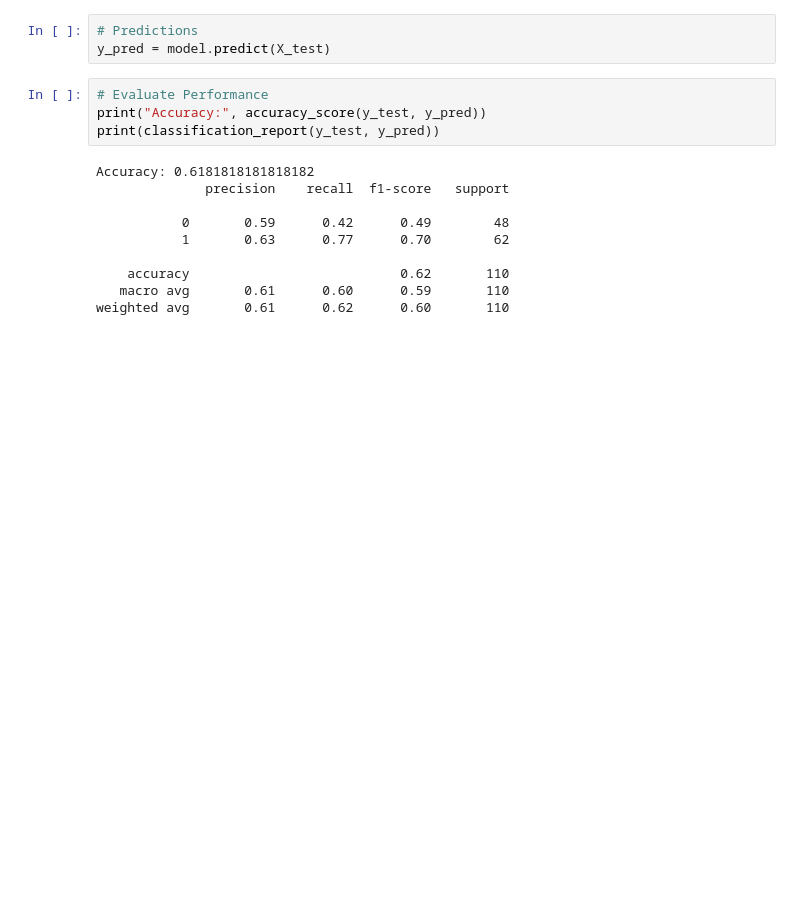
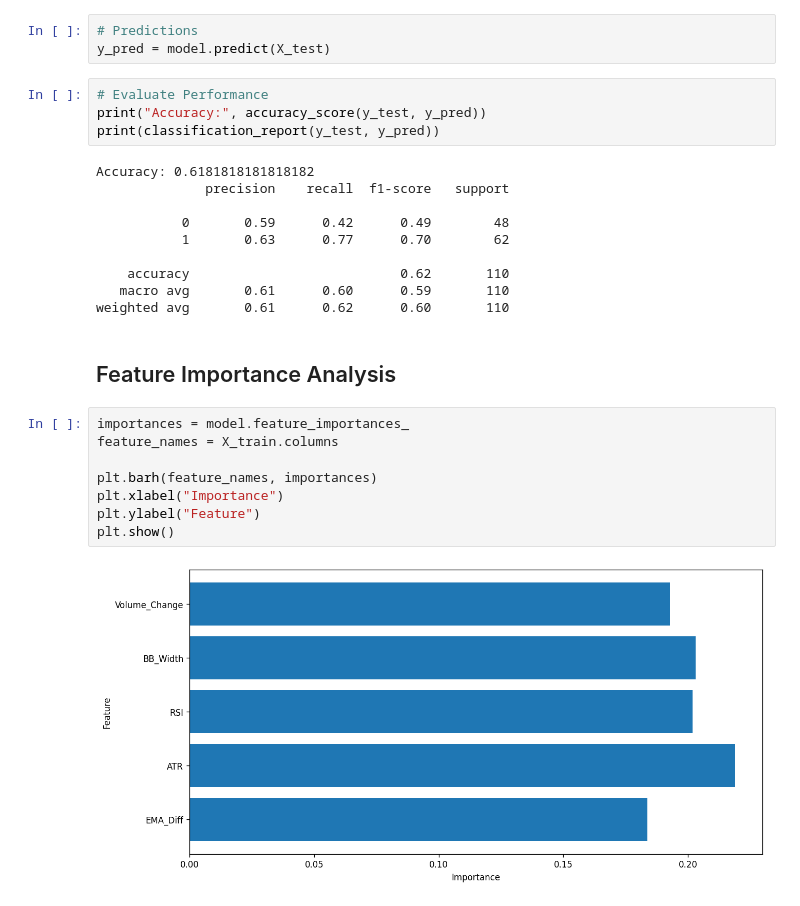
Before and after one commit to zuongthaotn/ai-chungkhoan, a Jupyter notebook: VN30F1M/Detect_EMA_Cross_Trap.ipynb, the cells around one changed output. Drawn from its saved outputs; the diff is of its cells as text; blank space fills up the shorter version.

```diff
--- a/VN30F1M/Detect_EMA_Cross_Trap.ipynb
+++ b/VN30F1M/Detect_EMA_Cross_Trap.ipynb
@@ -175,3 +175,15 @@ Accuracy: 0.6181818181818182
     accuracy                           0.62       110
    macro avg       0.61      0.60      0.59       110
 weighted avg       0.61      0.62      0.60       110
+# %% [markdown]
+## Feature Importance Analysis
+# %%
+importances = model.feature_importances_
+feature_names = X_train.columns
+
+plt.barh(feature_names, importances)
+plt.xlabel("Importance")
+plt.ylabel("Feature")
+plt.show()
+# %% [output]
+[figure, added]
```
Also changed, not shown: 2 other files.
